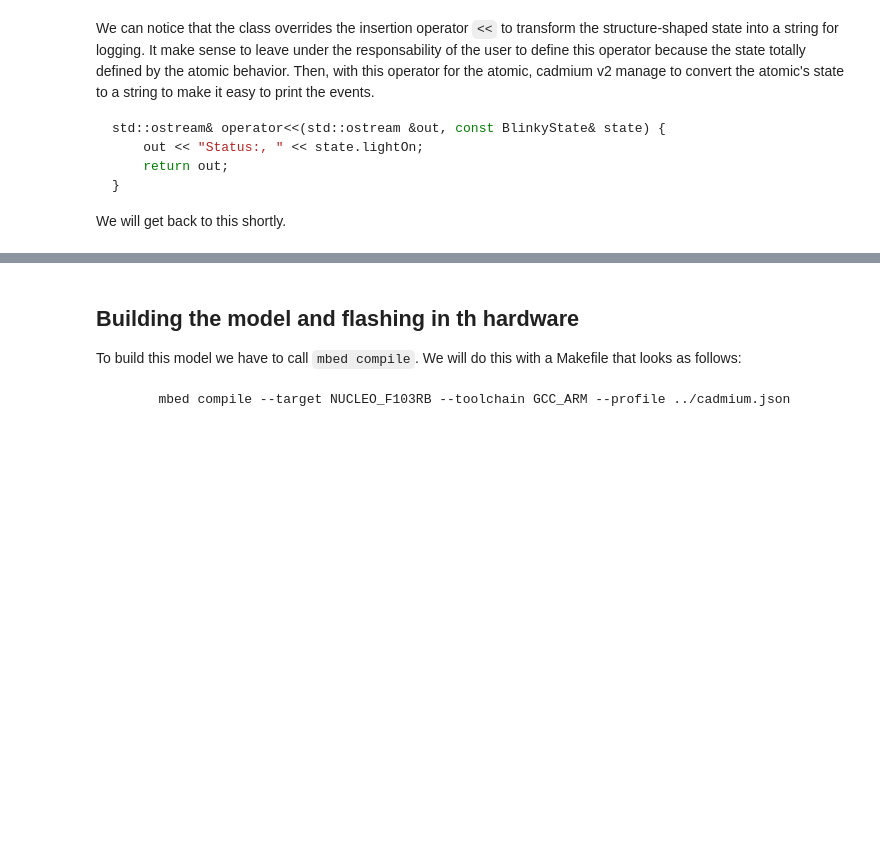
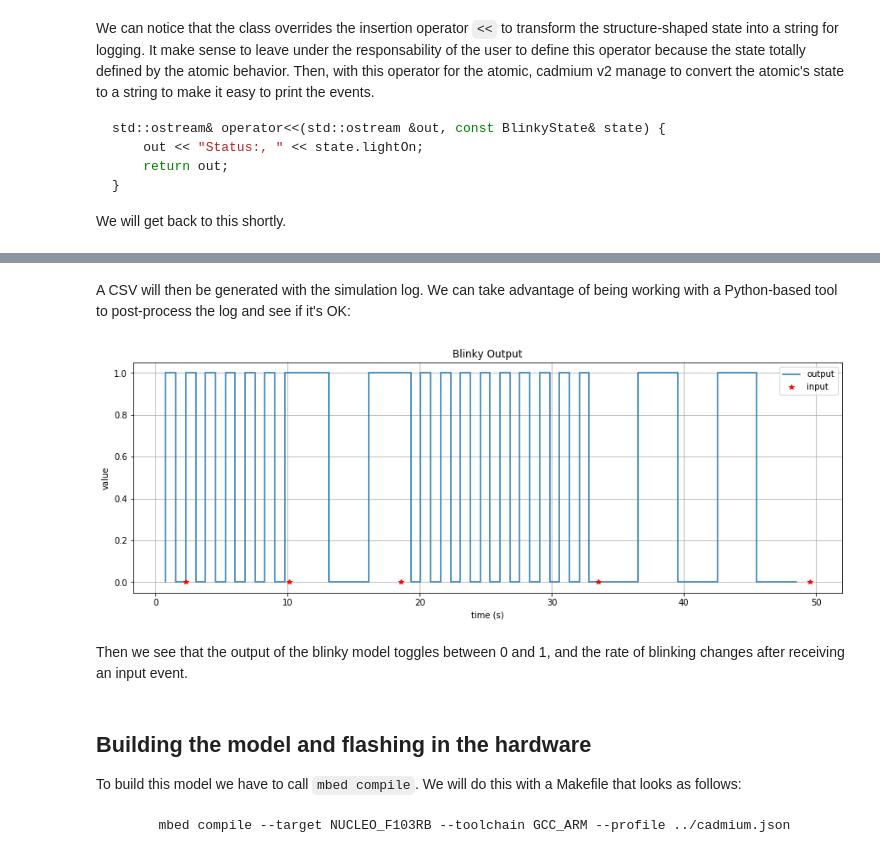
Before and after one commit to epecker/jupyter-cadmiumv2, a Jupyter notebook: cadmiumv2_logging_howto.ipynb, the cells around one changed output, grey strips where cells are left out. Cells and saved outputs as stored; diff of their text form; code cells hidden in the pictures; blank space fills up the shorter version.

Commit message:
Added minor changes on the notebook for the presentation, images and a bash script to define all the needed environmental variables.

```diff
--- a/cadmiumv2_logging_howto.ipynb
+++ b/cadmiumv2_logging_howto.ipynb
@@ -619,5 +788,52 @@ We will get back to this shortly.
+# %% [markdown]
+A CSV will then be generated with the simulation log. We can take advantage of being working with a Python-based tool to post-process the log and see if it's OK:
+# %%
+import matplotlib.pyplot as plt
+
+LOGFILE = str(CADMIUMV2_BLINKY_EXAMPLE)+'/top_model/'+'blinkyLog.csv'
+
+tblk_list = []
+outblk_list = []
+tgen_list = []
+outgen_list = []
+
+# TODO: replace the following with pandas
+with open(LOGFILE,'r') as f:
+    for line in f.readlines():
+        # debug
+        # print(line)
+        t,atomic_id,atomic_name,port_name,val = line.split(";")
+        if (atomic_name=="blinky" and port_name=="out"):
+            tblk_list.append(float(t))
+            outblk_list.append(int(val.split(" ")[-1]))
+        elif (atomic_name=="generator" and port_name=="out"):
+            tgen_list.append(float(t))
+            outgen_list.append(int(val.split(" ")[-1]))
+
+f.close()
+
+T = 50
+tblk = [x for x in tblk_list if x<T]
+outblk = outblk_list[:len(tblk)]
+tgen = [x for x in tgen_list if x<T]
+outgen = outgen_list[:len(tgen)]
+
+plt.figure(figsize=(15,5))
+# plt.step(tblk_list[0:150],outblk_list[0:150])
+# plt.plot(tgen_list[0:14],outgen_list[0:14],'r*')
+plt.step(tblk,outblk,label='output')
+plt.plot(tgen,outgen,'r*',label='input')
+plt.title('Blinky Output')
+plt.xlabel('time (s)')
+plt.ylabel('value')
+plt.legend()
+plt.grid(True)
+# %% [output]
+[figure, added]
+# %% [markdown]
+Then we see that the output of the blinky model toggles between 0 and 1, and the rate of blinking changes after receiving an input event.
 # %% [markdown]
-## Building the model and flashing in th hardware
+## Building the model and flashing in the hardware
 
 To build this model we have to call `mbed compile`. We will do this with a Makefile that looks as follows:
 # %%
```
Also changed, not shown: parts of 52 cells of this notebook, 11 other files.
